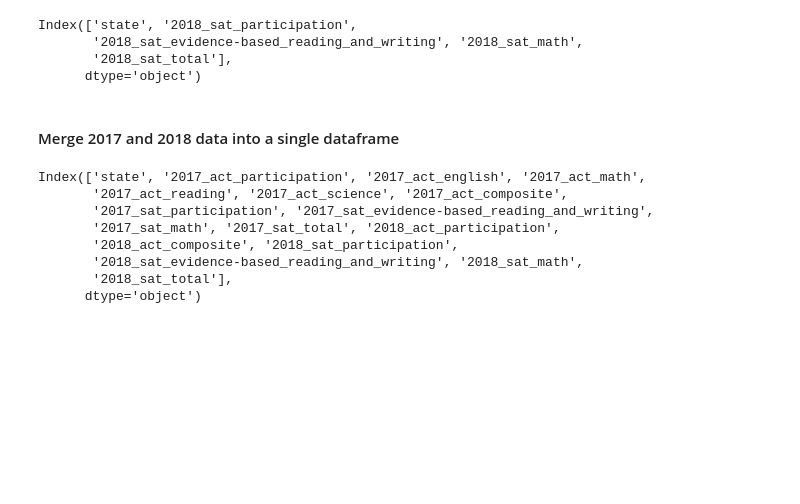
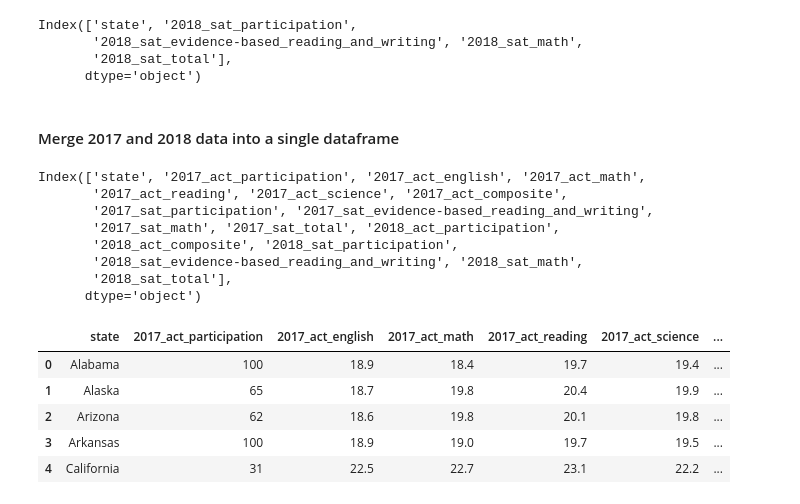
Before and after one commit to kevinacrystal/SAT_ACT_Analysis, a Jupyter notebook: code/2018 Data Import and Cleaning.ipynb, the cells around one changed output. Saved outputs shown, nothing was run; the diff lists cells and outputs as text; code cells hidden in the pictures; blank space fills up the shorter version.

```diff
--- a/code/2018 Data Import and Cleaning.ipynb
+++ b/code/2018 Data Import and Cleaning.ipynb
@@ -237,7 +237,8 @@ sat_18.columns = sat_18.columns.map(lambda x: x if x == 'state' else '2018_sat_'
 
 # use the .rename() method to rename the column '2018_sat_evidence-based reading and writing'
 # so that it has underscores in place of spaces
-sat_18.rename(columns={'2018_sat_evidence-based reading and writing':'2018_sat_evidence-based_reading_and_writing' }, inplace=True)
+new_column_name = '2018_sat_evidence-based_reading_and_writing'
+sat_18.rename(columns={'2018_sat_evidence-based reading and writing': new_column_name }, inplace=True)
 sat_18.columns
 # %% [output]
 Index(['state', '2018_sat_participation',
@@ -270,6 +271,15 @@ Index(['state', '2017_act_participation', '2017_act_english', '2017_act_math',
        '2018_sat_evidence-based_reading_and_writing', '2018_sat_math',
        '2018_sat_total'],
       dtype='object')
+# %%
+final.head()
+# %% [output]
+|  | state | 2017_act_participation | 2017_act_english | 2017_act_math | 2017_act_reading | 2017_act_science | ... |
+| 0 | Alabama | 100 | 18.9 | 18.4 | 19.7 | 19.4 | ... |
+| 1 | Alaska | 65 | 18.7 | 19.8 | 20.4 | 19.9 | ... |
+| 2 | Arizona | 62 | 18.6 | 19.8 | 20.1 | 19.8 | ... |
+| 3 | Arkansas | 100 | 18.9 | 19.0 | 19.7 | 19.5 | ... |
+| 4 | California | 31 | 22.5 | 22.7 | 23.1 | 22.2 | ... |
 # %%
 # use the .to_csv() method to save the 'final' dataframe
 # passing the relative path '../data/final.csv' as the argument
```
Also changed, not shown: parts of 5 cells of this notebook, 1 other file.
